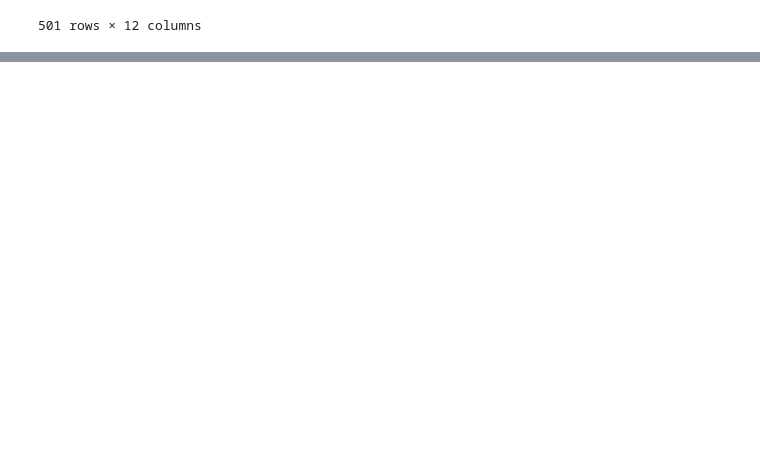
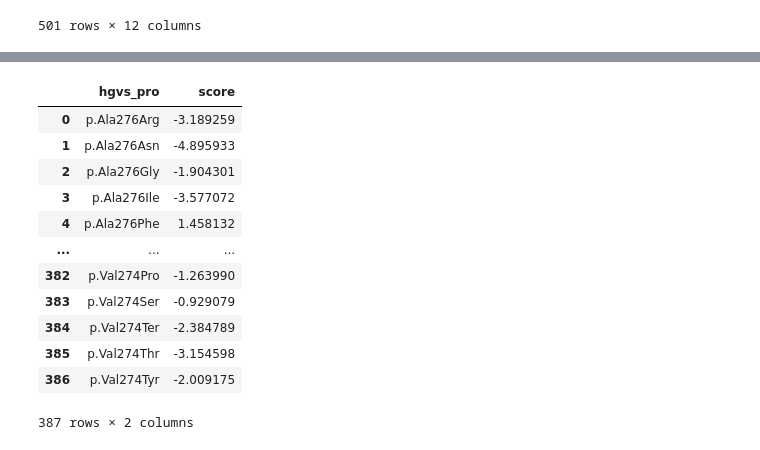
Before and after one commit to Dzeiberg/mave_calibration, a Jupyter notebook: data_processing/scoreset_nbs/Kotler_TP53_inVivoEnrichment.ipynb, the cells around one changed output, grey strips where cells are left out. Drawn from its saved outputs; the diff is of its cells as text; code cells hidden in the pictures; blank space fills up the shorter version.

```diff
--- a/data_processing/scoreset_nbs/Kotler_TP53_inVivoEnrichment.ipynb
+++ b/data_processing/scoreset_nbs/Kotler_TP53_inVivoEnrichment.ipynb
@@ -73 +73,19 @@ subset
+# %%
+aggregated = subset.groupby("hgvs_pro").agg({"score": "mean"}).reset_index()
+# %%
+aggregated
+# %% [output]
+|  | hgvs_pro | score |
+| 0 | p.Ala276Arg | -3.189259 |
+| 1 | p.Ala276Asn | -4.895933 |
+| 2 | p.Ala276Gly | -1.904301 |
+| 3 | p.Ala276Ile | -3.577072 |
+| 4 | p.Ala276Phe | 1.458132 |
+| ... | ... | ... |
+| 382 | p.Val274Pro | -1.263990 |
+| 383 | p.Val274Ser | -0.929079 |
+| 384 | p.Val274Ter | -2.384789 |
+| 385 | p.Val274Thr | -3.154598 |
+| 386 | p.Val274Tyr | -2.009175 |
+387 rows × 2 columns
 # %%
```
Also changed, not shown: parts of 5 cells of this notebook, 19 other files.
